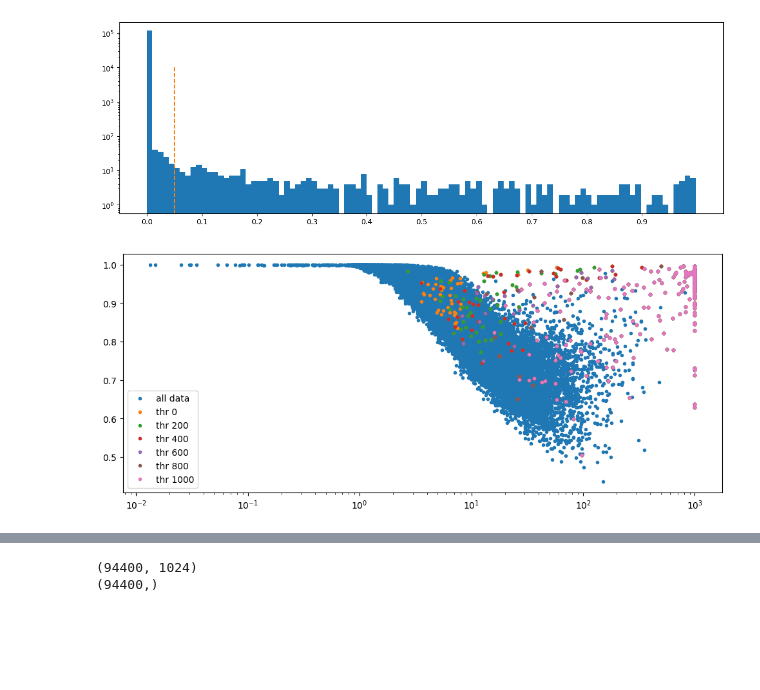
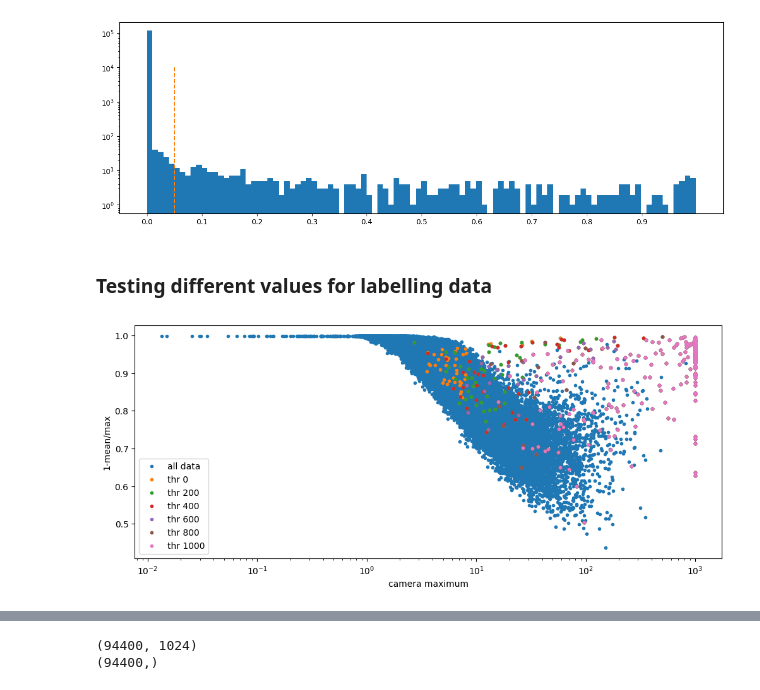
Before and after one commit to chiappo98/blinded_cameras, a Jupyter notebook: supervised_nn.ipynb, the cells around one changed output, grey strips where cells are left out. Saved outputs shown, nothing was run; the diff lists cells and outputs as text; code cells hidden in the pictures; blank space fills up the shorter version.

```diff
--- a/supervised_nn.ipynb
+++ b/supervised_nn.ipynb
@@ -71,7 +72,7 @@ inner_ratio[np.isnan(inner_ratio)] = 0
 # %%
 ###### parameters #################
 ph_threshold = 50                 #
-ratio_threshold = 0.05            #
+ratio_threshold = 0.1            #
 ###################################
 
 label = np.zeros(inner_ph_in.shape[0])
@@ -95,27 +96,31 @@ fig.set_figwidth(15)
 # %% [output]
 labelled-blind cameras : 376
 [figure]
+# %% [markdown]
+### Testing different values for labelling data
 # %%
 fig = plt.figure()
 
 _amp = np.sum(data_in, axis=1)
 _max = np.max(data_in, axis=1)
 _mean = np.mean(data_in, axis=1)
 
 _ratio = 1 - _mean/_max
 
 _ratio[np.isnan(_ratio)] = 1
 
 plt.plot(_max, _ratio, '.', label='all data')
 
 for thr in range(0, 1200, 200):
     lab = np.zeros(inner_ph_in.shape[0])
     for i in np.where( (inner_ratio > ratio_threshold) & (inner_ph_in > thr) )[0]:
         lab[i] = 1
     plt.plot(_max[lab == 1], _ratio[lab == 1], '.', label='thr '+str(thr))
 
 plt.xscale('log')
+plt.xlabel('camera maximum')
+plt.ylabel('1-mean/max')
 plt.legend()
 fig.set_figwidth(12)
 # %% [output]
-[figure, old version]
+[figure, new version]
```
Also changed, not shown: parts of 24 cells of this notebook, 1 other file.
